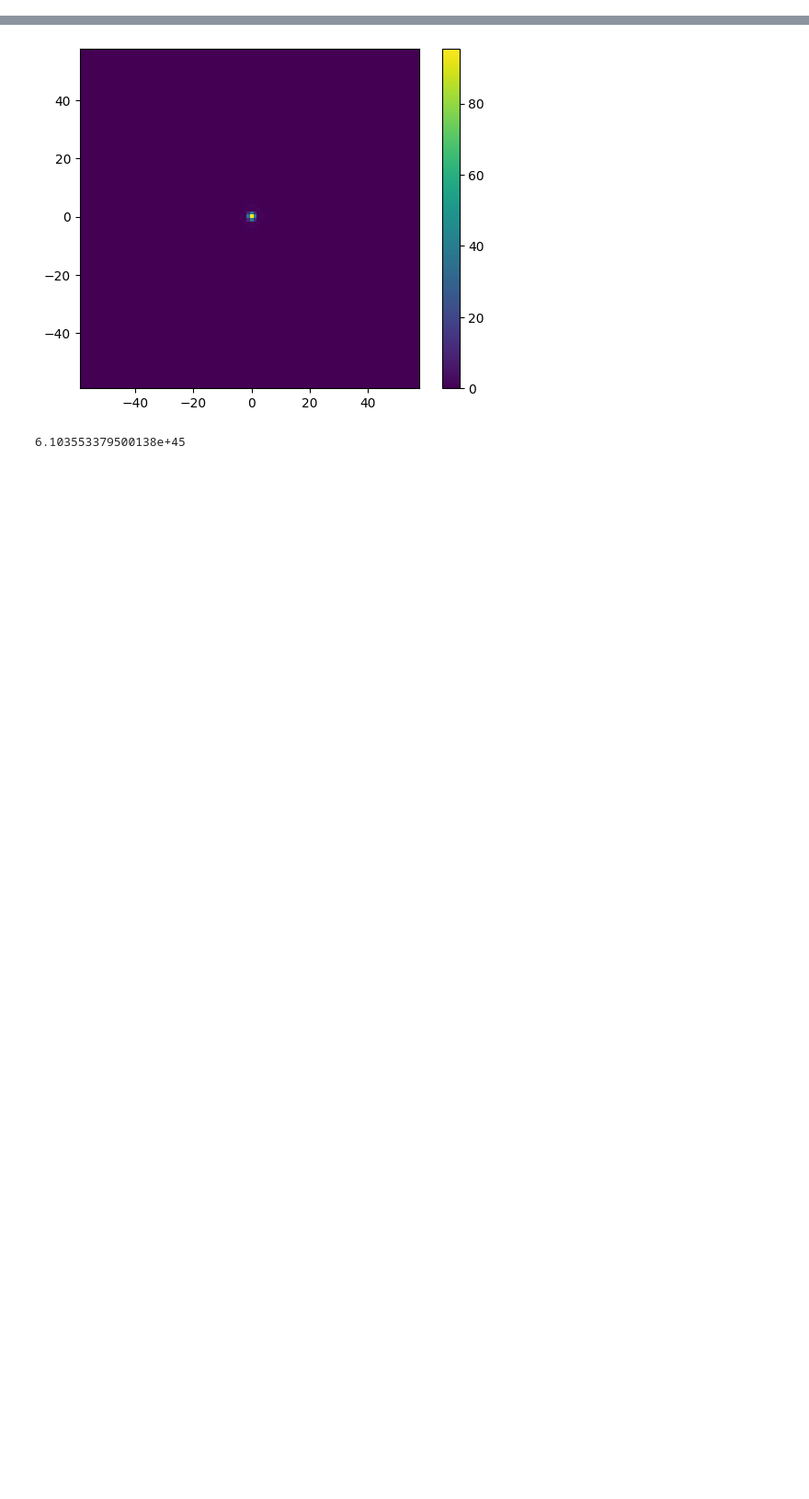
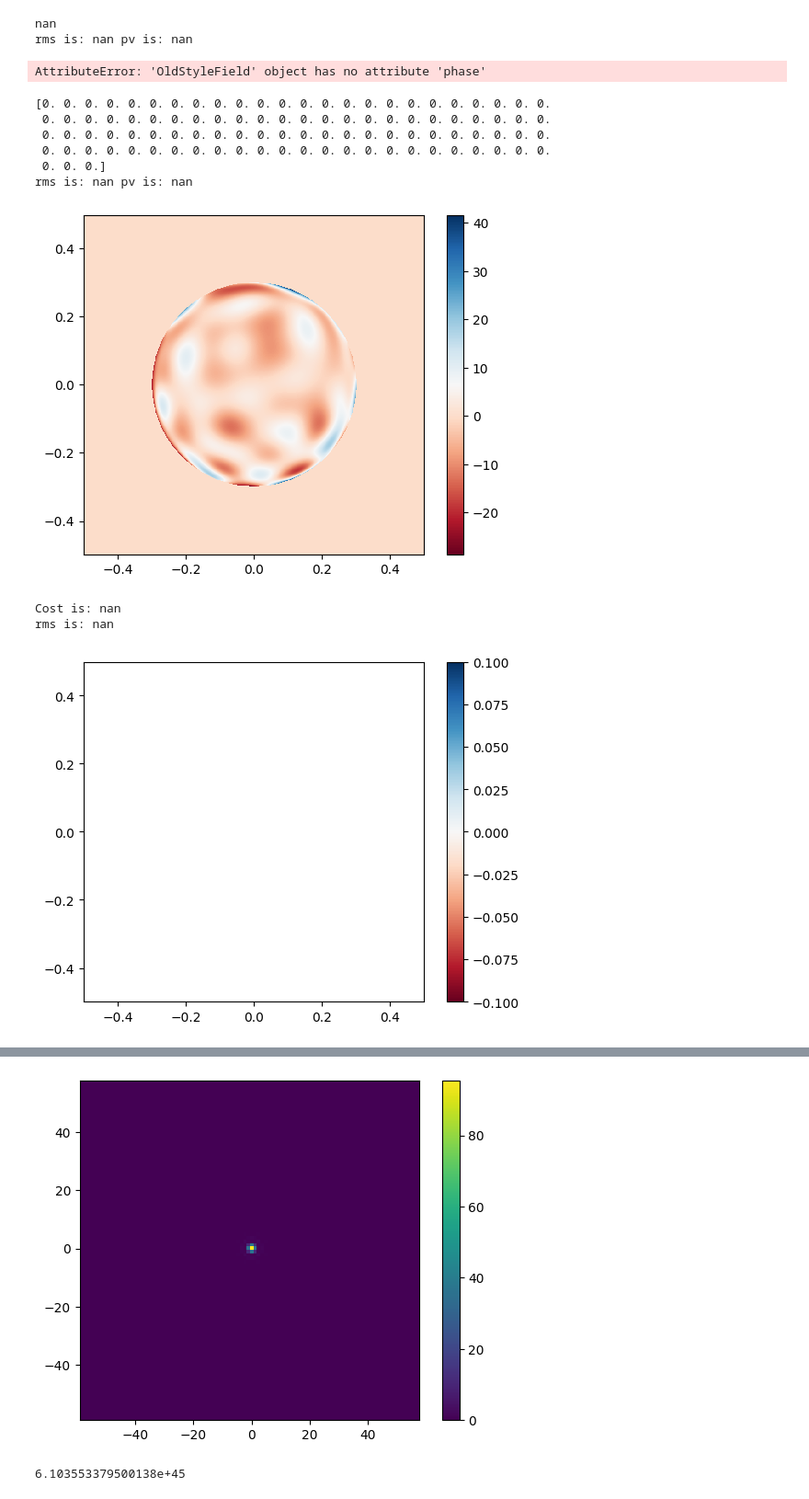
Before and after one commit to papjey/AO_model, a Jupyter notebook: Model/test.ipynb, the cells around one changed output, grey strips where cells are left out. Shown at 92% size. Cells and saved outputs as stored; diff of their text form; code cells hidden in the pictures; blank space fills up the shorter version.

```diff
--- a/Model/test.ipynb
+++ b/Model/test.ipynb
@@ -488,3 +488,72 @@ pupil_wavefront.total_power = get_star_power()
+# %%
+focal_grid = make_focal_grid_from_pupil_grid(pupil_grid, num_airy=50)
+focal_grid = focal_grid.scaled(wavelength)
+prop = FraunhoferPropagator(aperture.grid, focal_grid, focal_length=1)
+# np.random.seed(11)
+number_of_modes = 20
+random_vect = np.random.uniform(-1, 1, number_of_modes)
+zern = make_zernike_basis(number_of_modes, d, pupil_grid, starting_mode=1, ansi=False, radial_cutoff=True, use_cache=True)
+full_wf = zern.linear_combination(random_vect)
+rms = np.sqrt(np.mean(np.square(full_wf)))
+pv_wf = np.max(full_wf) - np.min(full_wf)
+print(full_wf[320800])
+print("rms is:",rms, "pv is:",pv_wf)
+imshow_field(full_wf.phase, cmap='RdBu')
+plt.colorbar()
+plt.show()
+# %% [output]
+nan
+rms is: nan pv is: nan
+AttributeError: 'OldStyleField' object has no attribute 'phase'
+# %%
+focal_grid = make_focal_grid_from_pupil_grid(pupil_grid, num_airy=50)
+focal_grid = focal_grid.scaled(wavelength)
+prop = FraunhoferPropagator(aperture.grid, focal_grid, focal_length=1)
+# np.random.seed(11)
+number_of_modes = 100
+random_vect = np.random.uniform(-1, 1, number_of_modes)
+zern = make_zernike_basis(number_of_modes, d, pupil_grid, starting_mode=1, ansi=False, radial_cutoff=True, use_cache=True)
+full_wf = zern.linear_combination(random_vect)
+rms = np.sqrt(np.mean(np.square(full_wf)))
+pv_wf = np.max(full_wf) - np.min(full_wf)
+print(full_wf[0:99])
+print("rms is:",rms, "pv is:",pv_wf)
+imshow_field(full_wf, cmap='RdBu')
+plt.colorbar()
+plt.show()
+
+max_error = 12000e-9
+scale = max_error / pv_wf
+zero_vector = random_vect*scale
+zern = make_zernike_basis(number_of_modes, d, pupil_grid, starting_mode=1, ansi=False, radial_cutoff=True, use_cache=True)
+full_wf = zern.linear_combination(zero_vector)
+pupil_wavefront = Wavefront(np.exp(1j*((2*np.pi)/590e-9)*full_wf)*aperture, wavelength=590e-9)
+focal_wavefront = prop.forward(pupil_wavefront)
+psf = focal_wavefront.power
+mat_size = int(np.sqrt(psf.shape[0]))
+img = psf.reshape(mat_size, mat_size).T
+
+cost_img, _, _ = cost_function(img, plot=False)
+print("Cost is:", cost_img)
+
+rms = np.sqrt(np.mean(np.square(full_wf)))
+pv_wf = np.max(full_wf) - np.min(full_wf)
+print("rms is:",rms)
+
+imshow_field(full_wf, cmap='RdBu')
+plt.colorbar()
+plt.show()
+# %% [output]
+[0. 0. 0. 0. 0. 0. 0. 0. 0. 0. 0. 0. 0. 0. 0. 0. 0. 0. 0. 0. 0. 0. 0. 0.
+ 0. 0. 0. 0. 0. 0. 0. 0. 0. 0. 0. 0. 0. 0. 0. 0. 0. 0. 0. 0. 0. 0. 0. 0.
+ 0. 0. 0. 0. 0. 0. 0. 0. 0. 0. 0. 0. 0. 0. 0. 0. 0. 0. 0. 0. 0. 0. 0. 0.
+ 0. 0. 0. 0. 0. 0. 0. 0. 0. 0. 0. 0. 0. 0. 0. 0. 0. 0. 0. 0. 0. 0. 0. 0.
+ 0. 0. 0.]
+rms is: nan pv is: nan
+[figure, added]
+Cost is: nan
+rms is: nan
+[figure, added]
 # %%
 
 # imshow_field(aperture, cmap='RdBu')
```
Also changed, not shown: parts of 21 cells of this notebook, 14 other files.
